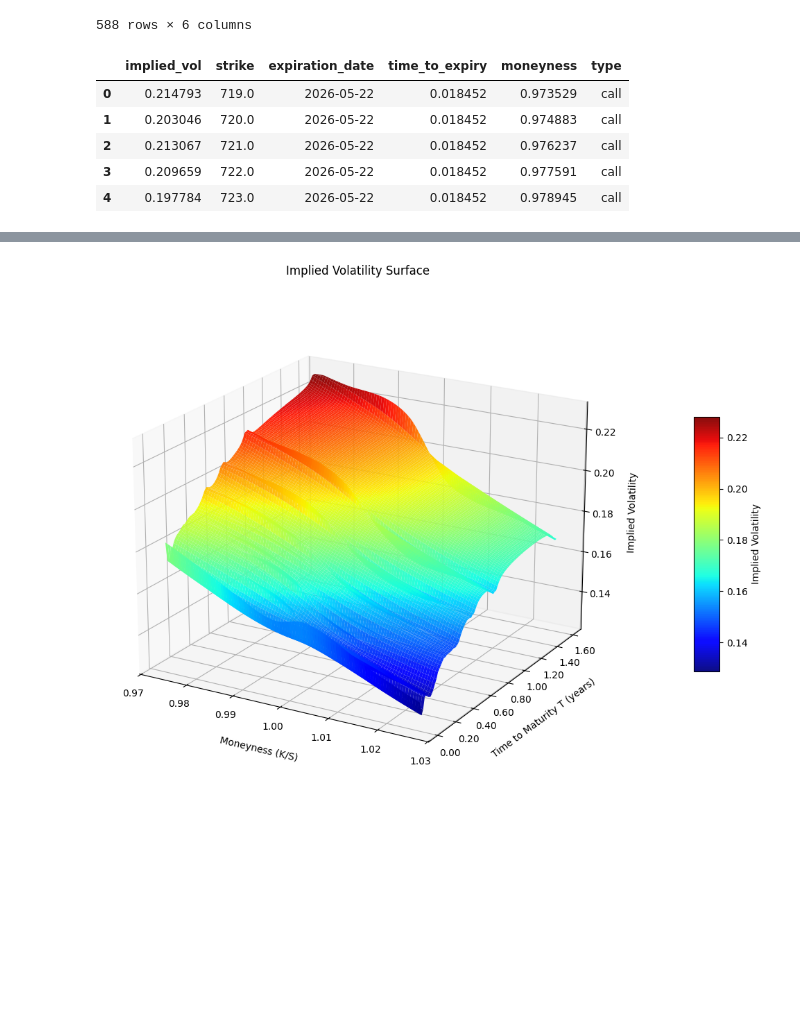
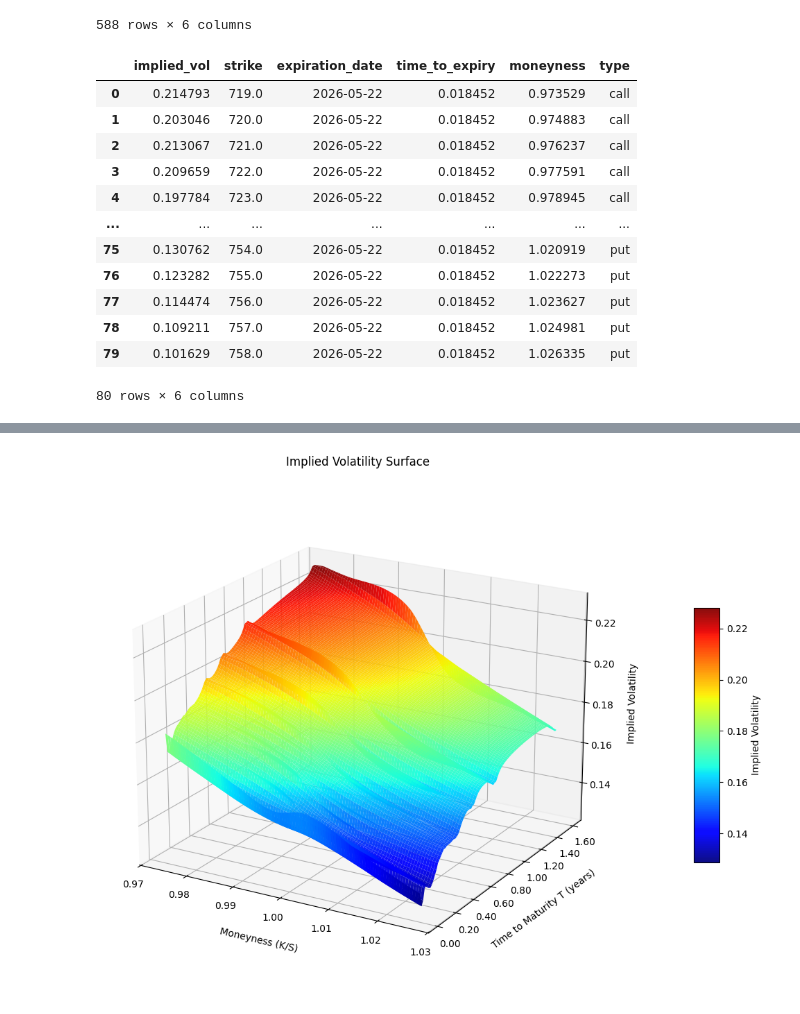
Before and after one commit to etiennevzn/VolatilitySmileAnalyzer, a Jupyter notebook: test.ipynb, the cells around one changed output, grey strips where cells are left out. Drawn from its saved outputs; the diff is of its cells as text; code cells hidden in the pictures; blank space fills up the shorter version.

```diff
--- a/test.ipynb
+++ b/test.ipynb
@@ -85,15 +85,21 @@ smile_df
 # %%
 expiry_date = "2026-05-22"
 target = pd.to_datetime(expiry_date).date()
-option_type = "call"
-smile_data_2d = smile_df[(smile_df["expiration_date"] == target) & (smile_df["type"] == "call")]
+smile_data_2d = smile_df[(smile_df["expiration_date"] == target)]
 # %%
-smile_data_2d.head()
+smile_data_2d
 # %% [output]
 |  | implied_vol | strike | expiration_date | time_to_expiry | moneyness | type |
 | 0 | 0.214793 | 719.0 | 2026-05-22 | 0.018452 | 0.973529 | call |
 | 1 | 0.203046 | 720.0 | 2026-05-22 | 0.018452 | 0.974883 | call |
 | 2 | 0.213067 | 721.0 | 2026-05-22 | 0.018452 | 0.976237 | call |
 | 3 | 0.209659 | 722.0 | 2026-05-22 | 0.018452 | 0.977591 | call |
 | 4 | 0.197784 | 723.0 | 2026-05-22 | 0.018452 | 0.978945 | call |
+| ... | ... | ... | ... | ... | ... | ... |
+| 75 | 0.130762 | 754.0 | 2026-05-22 | 0.018452 | 1.020919 | put |
+| 76 | 0.123282 | 755.0 | 2026-05-22 | 0.018452 | 1.022273 | put |
+| 77 | 0.114474 | 756.0 | 2026-05-22 | 0.018452 | 1.023627 | put |
+| 78 | 0.109211 | 757.0 | 2026-05-22 | 0.018452 | 1.024981 | put |
+| 79 | 0.101629 | 758.0 | 2026-05-22 | 0.018452 | 1.026335 | put |
+80 rows × 6 columns
 # %%
```
Also changed, not shown: parts of 1 cell of this notebook.
